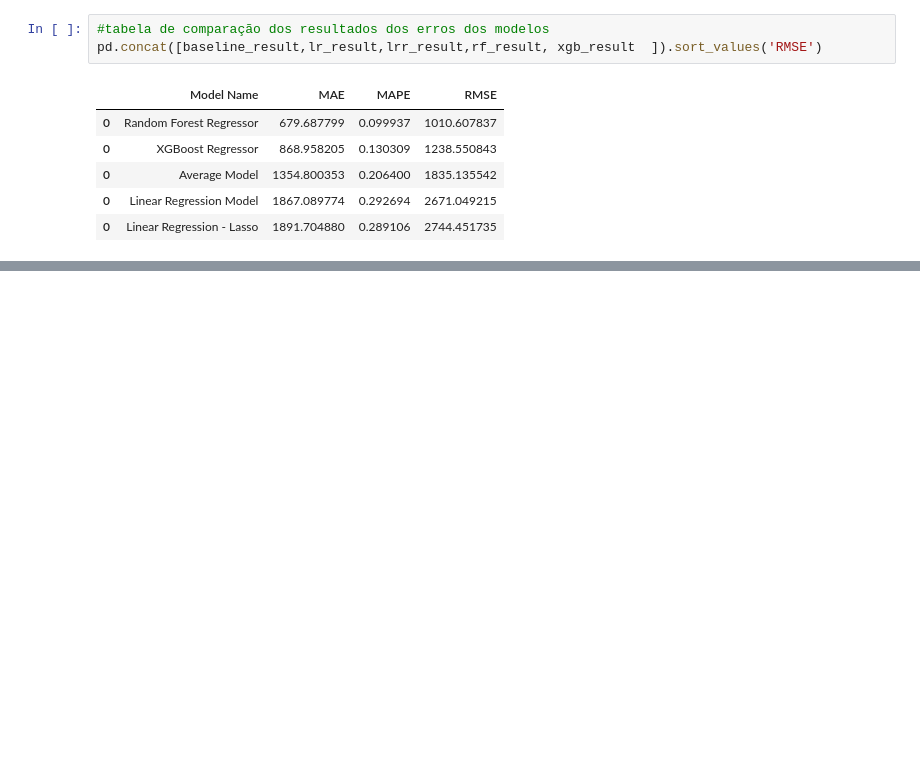
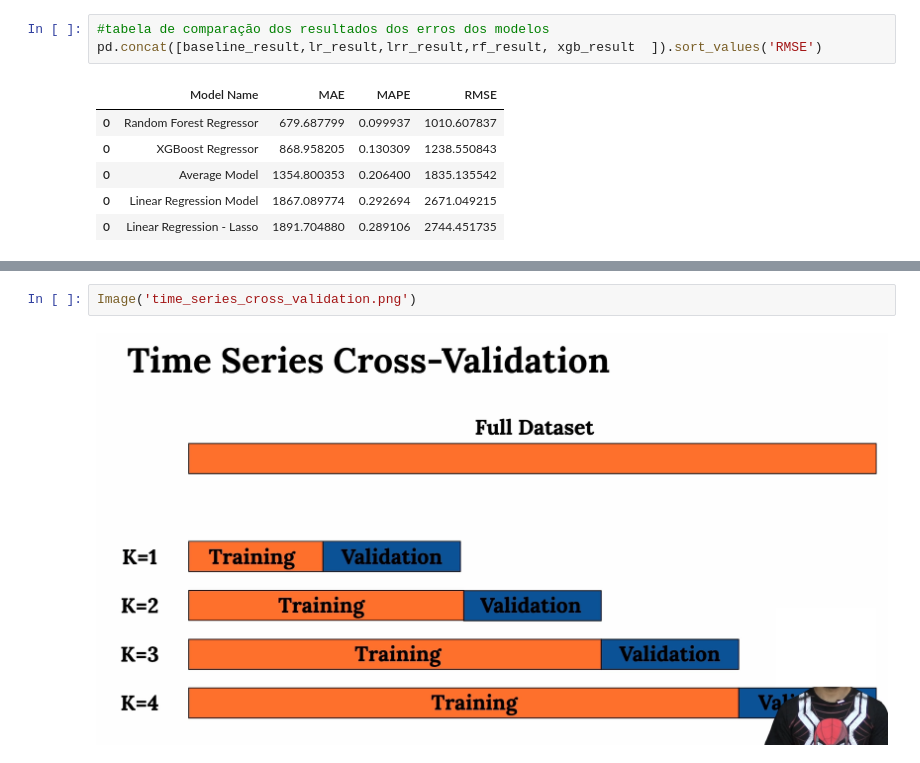
Before and after one commit to WillNery/ds_em_producao, a Jupyter notebook: ds_em_producao.ipynb, the cells around one changed output, grey strips where cells are left out. Saved outputs shown, nothing was run; the diff lists cells and outputs as text; blank space fills up the shorter version.

```diff
--- a/ds_em_producao.ipynb
+++ b/ds_em_producao.ipynb
@@ -1441,0 +1453,4 @@ pd.concat([baseline_result,lr_result,lrr_result,rf_result, xgb_result  ]).sort_v
+# %%
+Image('time_series_cross_validation.png')
+# %% [output]
+[figure, added]
```
Also changed, not shown: parts of 12 cells of this notebook.
